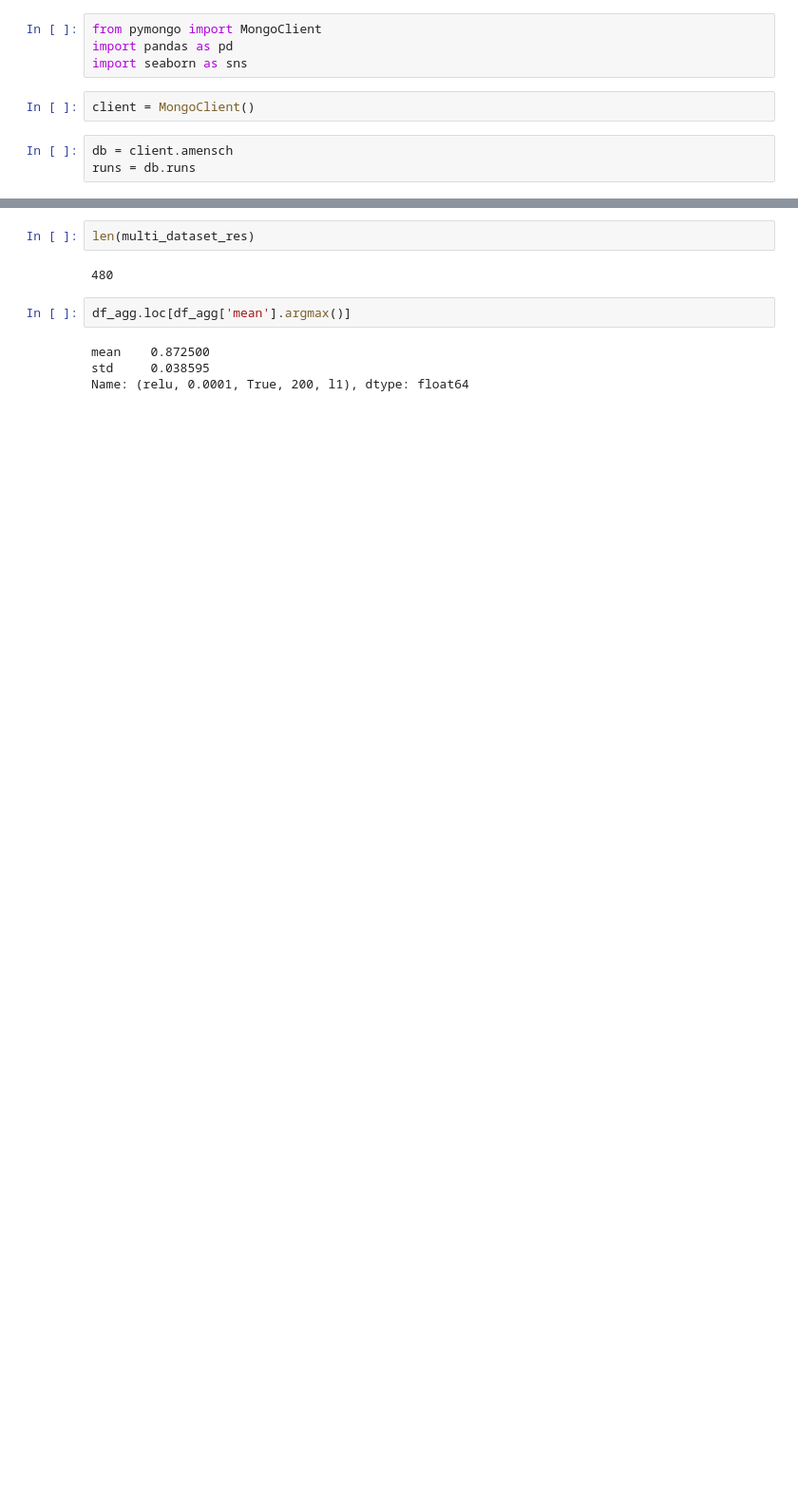
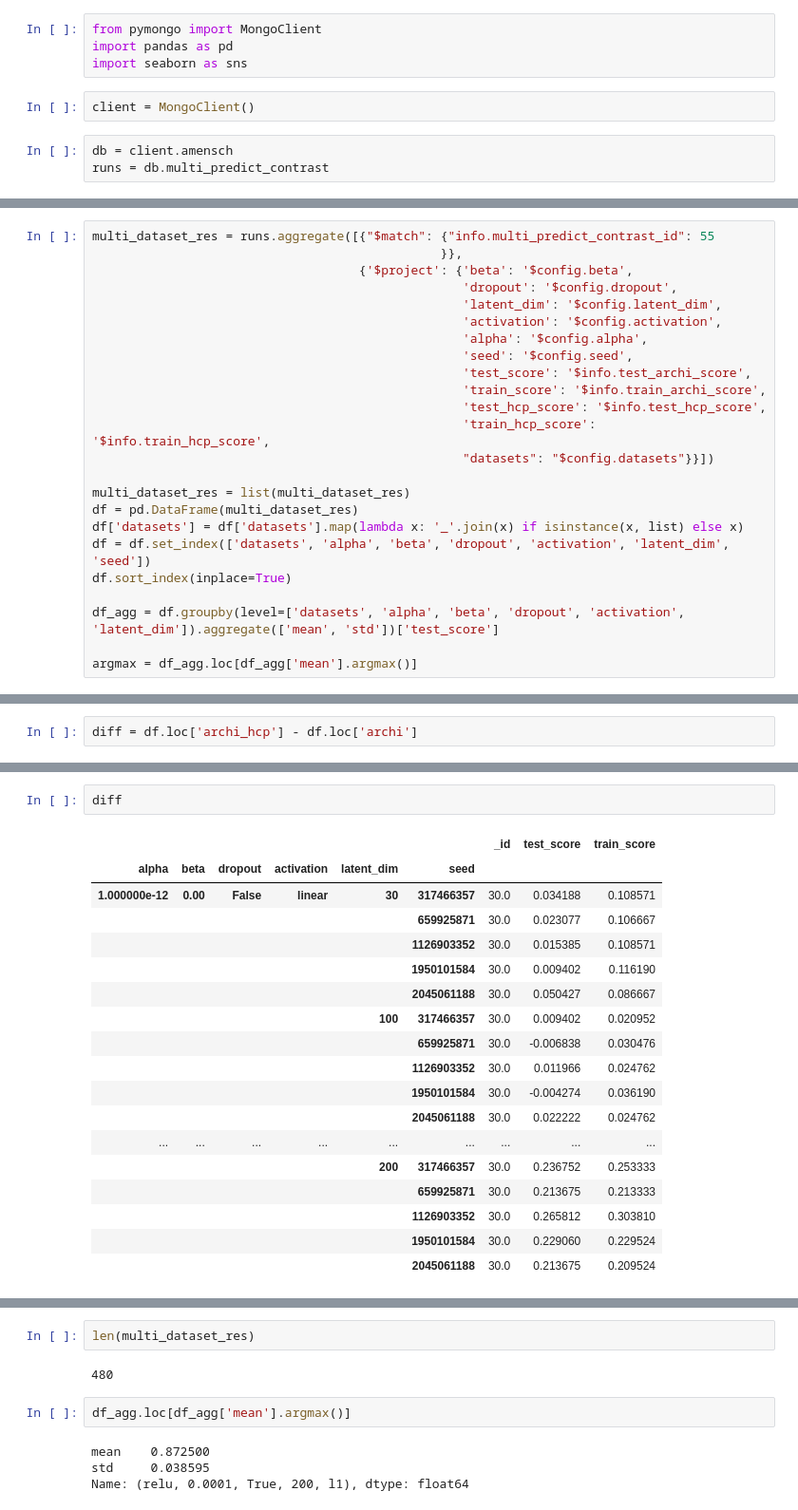
Before and after one commit to arthurmensch/modl, a Jupyter notebook: examples/contrast/Comparison first full experiement.ipynb, the cells around one changed output, grey strips where cells are left out. Shown at 95% size. Cells and saved outputs as stored; diff of their text form; blank space fills up the shorter version.

```diff
--- a/examples/contrast/Comparison first full experiement.ipynb
+++ b/examples/contrast/Comparison first full experiement.ipynb
@@ -6,4 +6,4 @@ import seaborn as sns
 client = MongoClient()
 # %%
 db = client.amensch
-runs = db.runs
+runs = db.multi_predict_contrast
@@ -17,0 +14,24 @@ res[0]['config']['n_subjects']
+# %%
+multi_dataset_res = runs.aggregate([{"$match": {"info.multi_predict_contrast_id": 55
+                                               }},
+                                    {'$project': {'beta': '$config.beta',
+                                                  'dropout': '$config.dropout',
+                                                  'latent_dim': '$config.latent_dim',
+                                                  'activation': '$config.activation',
+                                                  'alpha': '$config.alpha',
+                                                  'seed': '$config.seed',
+                                                  'test_score': '$info.test_archi_score',
+                                                  'train_score': '$info.train_archi_score',
+                                                  'test_hcp_score': '$info.test_hcp_score',
+                                                  'train_hcp_score': '$info.train_hcp_score',
+                                                  "datasets": "$config.datasets"}}])
+
+multi_dataset_res = list(multi_dataset_res)
+df = pd.DataFrame(multi_dataset_res)
+df['datasets'] = df['datasets'].map(lambda x: '_'.join(x) if isinstance(x, list) else x)
+df = df.set_index(['datasets', 'alpha', 'beta', 'dropout', 'activation', 'latent_dim', 'seed'])
+df.sort_index(inplace=True)
+
+df_agg = df.groupby(level=['datasets', 'alpha', 'beta', 'dropout', 'activation', 'latent_dim']).aggregate(['mean', 'std'])['test_score']
+
+argmax = df_agg.loc[df_agg['mean'].argmax()]
@@ -17,0 +59,2 @@ res[0]['config']['n_subjects']
+# %%
+diff = df.loc['archi_hcp'] - df.loc['archi']
@@ -17,0 +63,21 @@ res[0]['config']['n_subjects']
+# %%
+diff
+# %% [output]
+|  |  |  |  |  |  | _id | test_score | train_score |
+| alpha | beta | dropout | activation | latent_dim | seed |  |  |  |
+| 1.000000e-12 | 0.00 | False | linear | 30 | 317466357 | 30.0 | 0.034188 | 0.108571 |
+|  |  |  |  |  | 659925871 | 30.0 | 0.023077 | 0.106667 |
+|  |  |  |  |  | 1126903352 | 30.0 | 0.015385 | 0.108571 |
+|  |  |  |  |  | 1950101584 | 30.0 | 0.009402 | 0.116190 |
+|  |  |  |  |  | 2045061188 | 30.0 | 0.050427 | 0.086667 |
+|  |  |  |  | 100 | 317466357 | 30.0 | 0.009402 | 0.020952 |
+|  |  |  |  |  | 659925871 | 30.0 | -0.006838 | 0.030476 |
+|  |  |  |  |  | 1126903352 | 30.0 | 0.011966 | 0.024762 |
+|  |  |  |  |  | 1950101584 | 30.0 | -0.004274 | 0.036190 |
+|  |  |  |  |  | 2045061188 | 30.0 | 0.022222 | 0.024762 |
+| ... | ... | ... | ... | ... | ... | ... | ... | ... |
+|  |  |  |  | 200 | 317466357 | 30.0 | 0.236752 | 0.253333 |
+|  |  |  |  |  | 659925871 | 30.0 | 0.213675 | 0.213333 |
+|  |  |  |  |  | 1126903352 | 30.0 | 0.265812 | 0.303810 |
+|  |  |  |  |  | 1950101584 | 30.0 | 0.229060 | 0.229524 |
+|  |  |  |  |  | 2045061188 | 30.0 | 0.213675 | 0.209524 |
```
Also changed, not shown: parts of 10 cells of this notebook, 6 other files.
